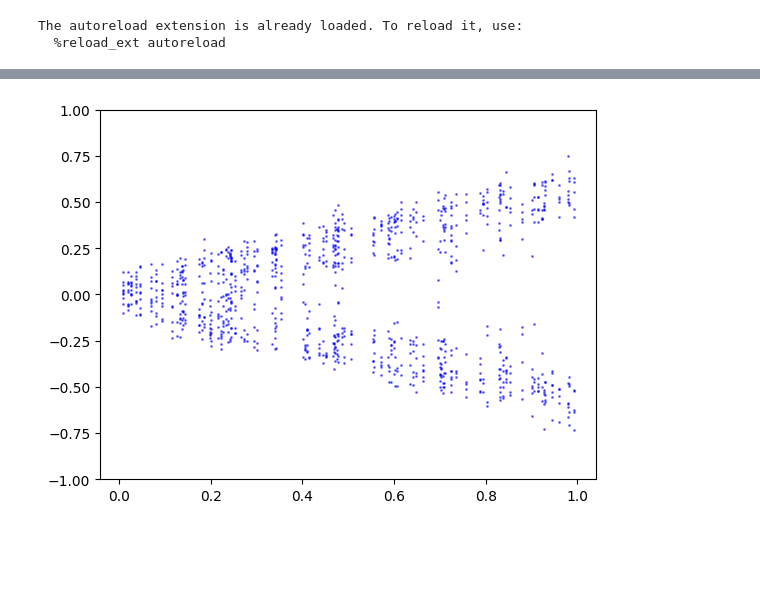
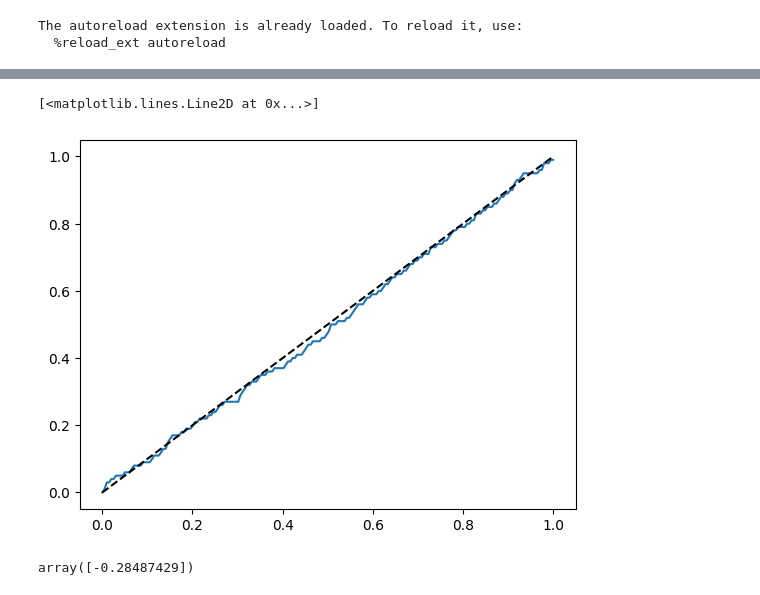
Before and after one commit to blei-lab/treeffuser, a Jupyter notebook: notebooks/debug.ipynb, the cells around one changed output, grey strips where cells are left out. Drawn from its saved outputs; the diff is of its cells as text; code cells hidden in the pictures; blank space fills up the shorter version.

```diff
--- a/notebooks/debug.ipynb
+++ b/notebooks/debug.ipynb
@@ -92,7 +106,20 @@ And if memory is not enough, you can set `force_col_wise=true`.
-# %%
-plt.scatter(X_repeated, y_samples, alpha=0.5, color='blue', label='Samples', s=1)
-# set axis to -1, 1
-plt.ylim(-1, 1)
-plt.show()
-# %% [output]
-[figure, removed]
+# %%
+# Look at the calibration of the model
+
+quantiles = []
+for i in range(y_true.shape[0]):
+    y_true_i = y_true[i][0]
+    quantile = np.mean(y_samples[i] <= y_true_i)
+    quantiles.append(quantile)
+
+quantiles = np.sort(quantiles)
+x = np.linspace(0, 1, y_true.shape[0])
+plt.plot(x, quantiles)
+plt.plot(x, x, linestyle='--', color='black')
+# %% [output]
+[<matplotlib.lines.Line2D at 0x...>]
+[figure, added]
+# %%
+y_true_i
+# %% [output]
+array([-0.28487429])
```
Also changed, not shown: parts of 4 cells of this notebook, 3 other files.
